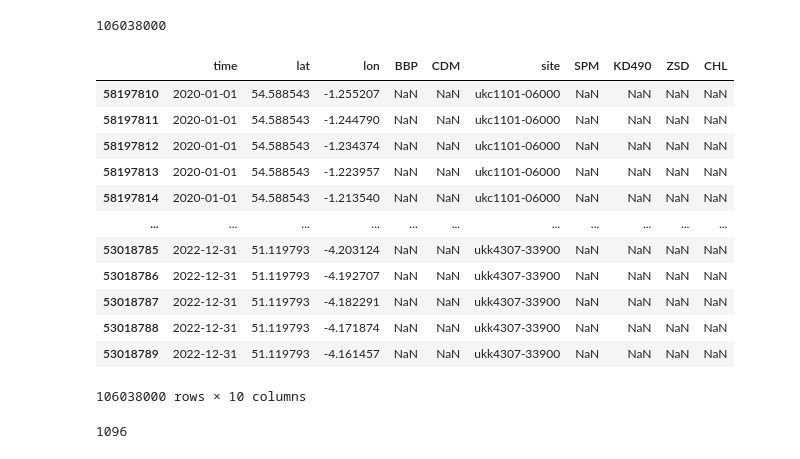
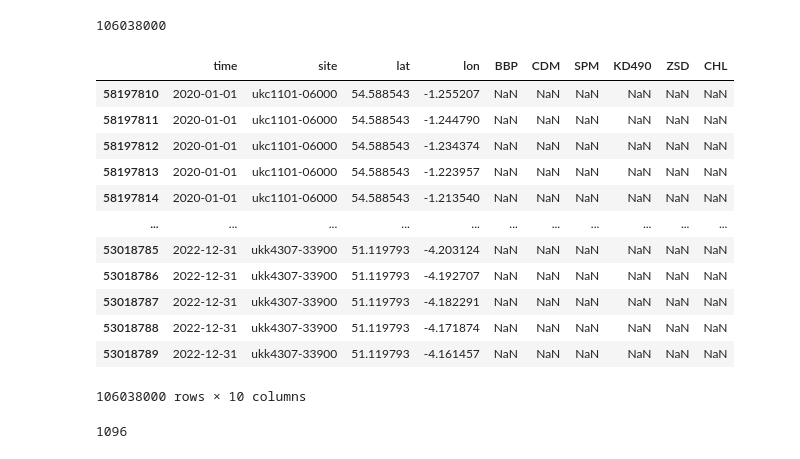
Before and after one commit to lse-st498/P6_WaterPollution_2022_23, a Jupyter notebook: exploratory_data_analysis /EDA_on_original_data(s3).ipynb, the cells around one changed output. Drawn from its saved outputs; the diff is of its cells as text; code cells hidden in the pictures.

```diff
--- a/exploratory_data_analysis /EDA_on_original_data(s3).ipynb
+++ b/exploratory_data_analysis /EDA_on_original_data(s3).ipynb
@@ -29,5 +26,5 @@ riskforecasting
 # %%
-optics = pd.read_csv("~data/optics.csv")
+optics = pd.read_csv("optics.csv")
 optics
 # %% [output]
 |  | time | lat | lon | BBP | CDM | site |
@@ -44,7 +41,7 @@ optics
 | 106037999 | 2022-12-31 | 52.494793 | 1.807293 | NaN | NaN | ukh1303-10650 |
 106038000 rows × 6 columns
 # %%
-transp = pd.read_csv("~data/transp.csv")
+transp = pd.read_csv("transp.csv")
 transp
 # %% [output]
 |  | time | lat | lon | SPM | KD490 | ZSD | site |
@@ -61,7 +58,7 @@ transp
 | 106037999 | 2022-12-31 | 52.494793 | 1.807293 | NaN | NaN | NaN | ukh1303-10650 |
 106038000 rows × 7 columns
 # %%
-plankton = pd.read_csv("~data/plankton.csv")
+plankton = pd.read_csv("plankton.csv")
 plankton
 # %% [output]
 |  | time | lat | lon | CHL | site |
@@ -89,21 +86,22 @@ plankton['time'] = pd.to_datetime(plankton['time'])
 feature = pd.merge(optics, transp, on=['time', 'lat', 'lon', 'site'], how='outer')
 feature = pd.merge(feature, plankton, on=['time', 'lat', 'lon', 'site'], how='outer')
 # %%
+feature = feature[['time', 'site', 'lat', 'lon', 'BBP', 'CDM', 'SPM', 'KD490', 'ZSD', 'CHL']].reset_index(drop=True)
 feature = feature.sort_values(by=['time', 'site', 'lat', 'lon'])
 feature
 # %% [output]
-|  | time | lat | lon | BBP | CDM | site | SPM | KD490 | ZSD | CHL |
-| 58197810 | 2020-01-01 | 54.588543 | -1.255207 | NaN | NaN | ukc1101-06000 | NaN | NaN | NaN | NaN |
-| 58197811 | 2020-01-01 | 54.588543 | -1.244790 | NaN | NaN | ukc1101-06000 | NaN | NaN | NaN | NaN |
-| 58197812 | 2020-01-01 | 54.588543 | -1.234374 | NaN | NaN | ukc1101-06000 | NaN | NaN | NaN | NaN |
-| 58197813 | 2020-01-01 | 54.588543 | -1.223957 | NaN | NaN | ukc1101-06000 | NaN | NaN | NaN | NaN |
-| 58197814 | 2020-01-01 | 54.588543 | -1.213540 | NaN | NaN | ukc1101-06000 | NaN | NaN | NaN | NaN |
+|  | time | site | lat | lon | BBP | CDM | SPM | KD490 | ZSD | CHL |
+| 58197810 | 2020-01-01 | ukc1101-06000 | 54.588543 | -1.255207 | NaN | NaN | NaN | NaN | NaN | NaN |
+| 58197811 | 2020-01-01 | ukc1101-06000 | 54.588543 | -1.244790 | NaN | NaN | NaN | NaN | NaN | NaN |
+| 58197812 | 2020-01-01 | ukc1101-06000 | 54.588543 | -1.234374 | NaN | NaN | NaN | NaN | NaN | NaN |
+| 58197813 | 2020-01-01 | ukc1101-06000 | 54.588543 | -1.223957 | NaN | NaN | NaN | NaN | NaN | NaN |
+| 58197814 | 2020-01-01 | ukc1101-06000 | 54.588543 | -1.213540 | NaN | NaN | NaN | NaN | NaN | NaN |
 | ... | ... | ... | ... | ... | ... | ... | ... | ... | ... | ... |
-| 53018785 | 2022-12-31 | 51.119793 | -4.203124 | NaN | NaN | ukk4307-33900 | NaN | NaN | NaN | NaN |
-| 53018786 | 2022-12-31 | 51.119793 | -4.192707 | NaN | NaN | ukk4307-33900 | NaN | NaN | NaN | NaN |
-| 53018787 | 2022-12-31 | 51.119793 | -4.182291 | NaN | NaN | ukk4307-33900 | NaN | NaN | NaN | NaN |
-| 53018788 | 2022-12-31 | 51.119793 | -4.171874 | NaN | NaN | ukk4307-33900 | NaN | NaN | NaN | NaN |
-| 53018789 | 2022-12-31 | 51.119793 | -4.161457 | NaN | NaN | ukk4307-33900 | NaN | NaN | NaN | NaN |
+| 53018785 | 2022-12-31 | ukk4307-33900 | 51.119793 | -4.203124 | NaN | NaN | NaN | NaN | NaN | NaN |
+| 53018786 | 2022-12-31 | ukk4307-33900 | 51.119793 | -4.192707 | NaN | NaN | NaN | NaN | NaN | NaN |
+| 53018787 | 2022-12-31 | ukk4307-33900 | 51.119793 | -4.182291 | NaN | NaN | NaN | NaN | NaN | NaN |
+| 53018788 | 2022-12-31 | ukk4307-33900 | 51.119793 | -4.171874 | NaN | NaN | NaN | NaN | NaN | NaN |
+| 53018789 | 2022-12-31 | ukk4307-33900 | 51.119793 | -4.161457 | NaN | NaN | NaN | NaN | NaN | NaN |
 106038000 rows × 10 columns
 # %%
 len(feature['time'].unique())
```
Also changed, not shown: parts of 20 cells of this notebook, 4 other files.
